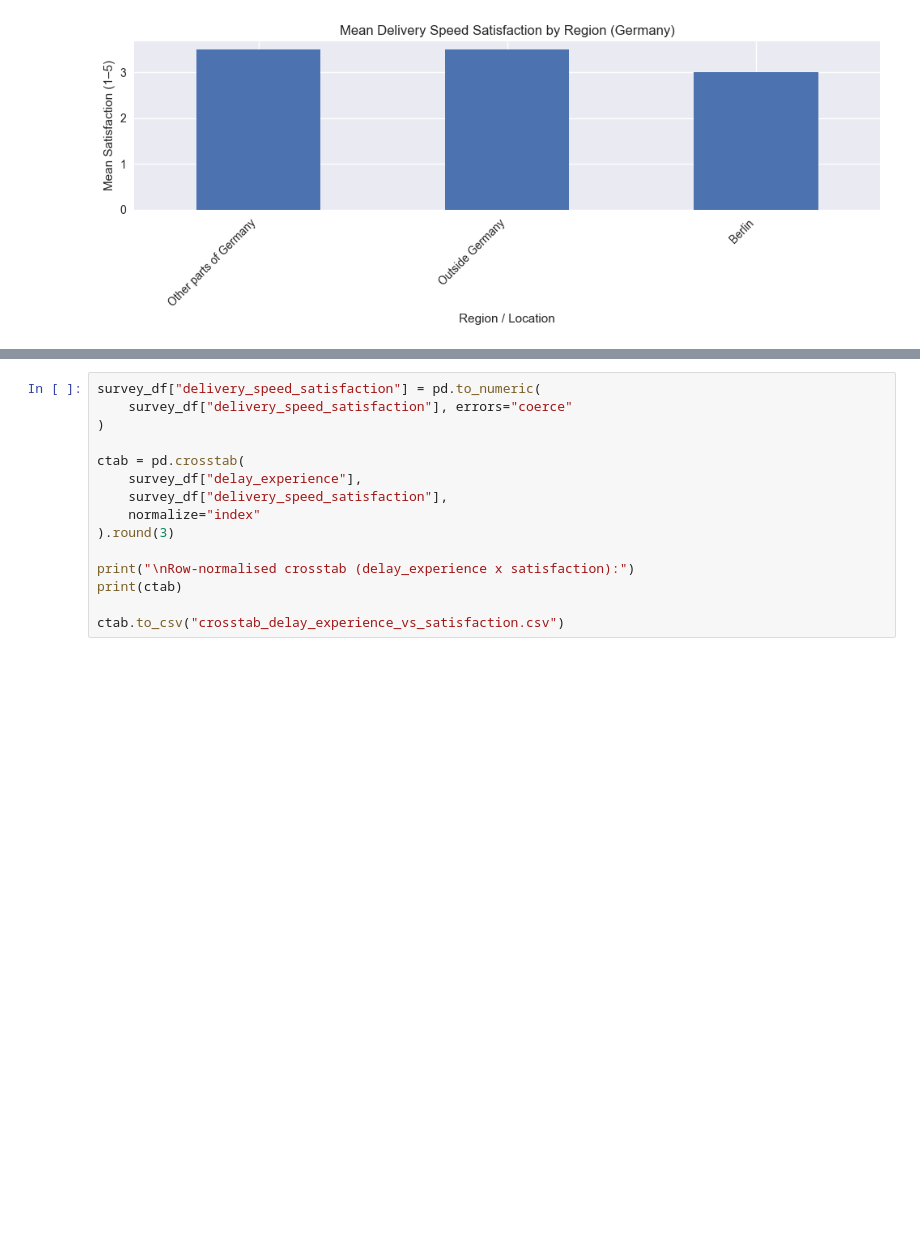
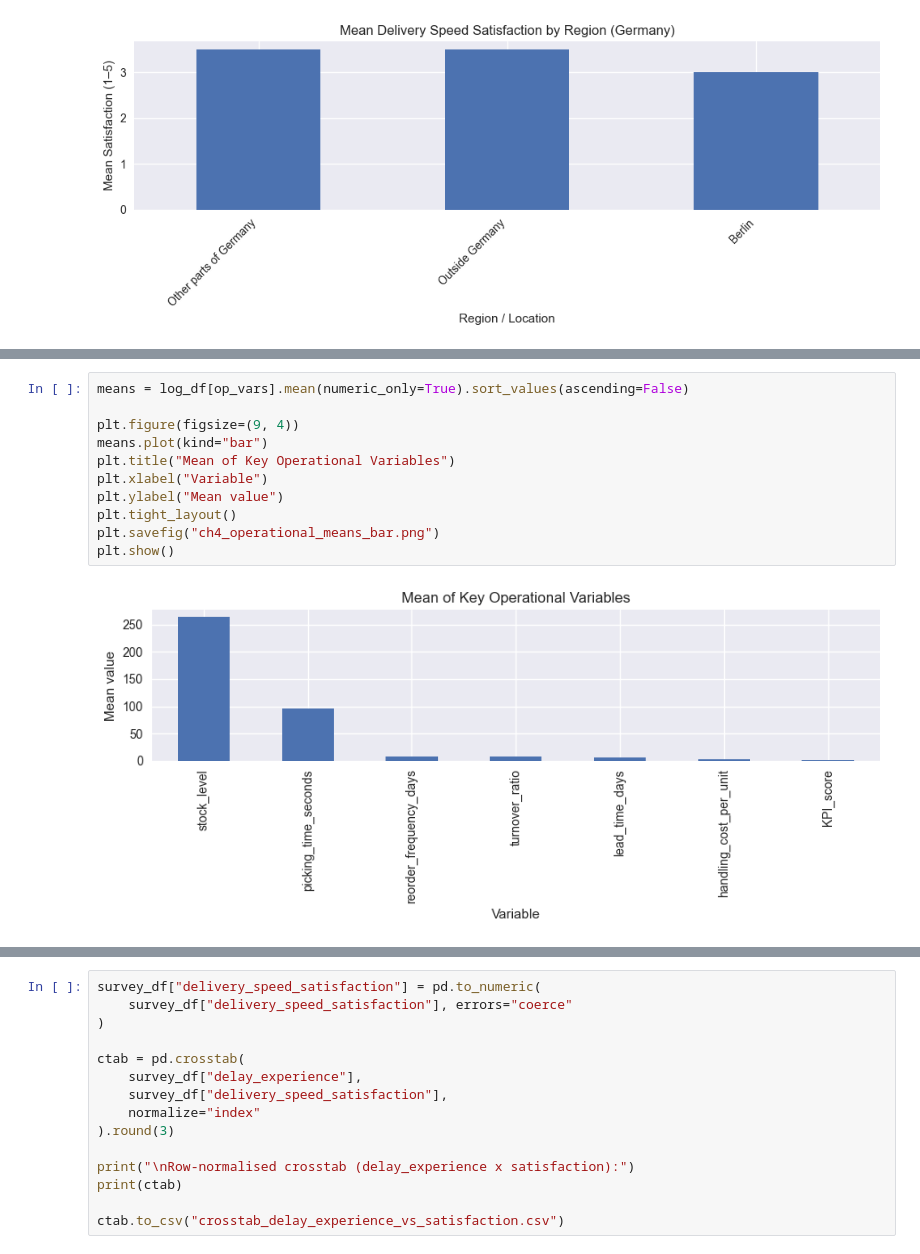
Before and after one commit to vbarbas03/Dissertation-, a Jupyter notebook: dissertation.ipynb, the cells around one changed output, grey strips where cells are left out. Cells and saved outputs as stored; diff of their text form; blank space fills up the shorter version.

```diff
--- a/dissertation.ipynb
+++ b/dissertation.ipynb
@@ -628,0 +652,13 @@ Name: delivery_speed_satisfaction, dtype: float64
+# %%
+means = log_df[op_vars].mean(numeric_only=True).sort_values(ascending=False)
+
+plt.figure(figsize=(9, 4))
+means.plot(kind="bar")
+plt.title("Mean of Key Operational Variables")
+plt.xlabel("Variable")
+plt.ylabel("Mean value")
+plt.tight_layout()
+plt.savefig("ch4_operational_means_bar.png")
+plt.show()
+# %% [output]
+[figure, added]
```
Also changed, not shown: parts of 7 cells of this notebook.
